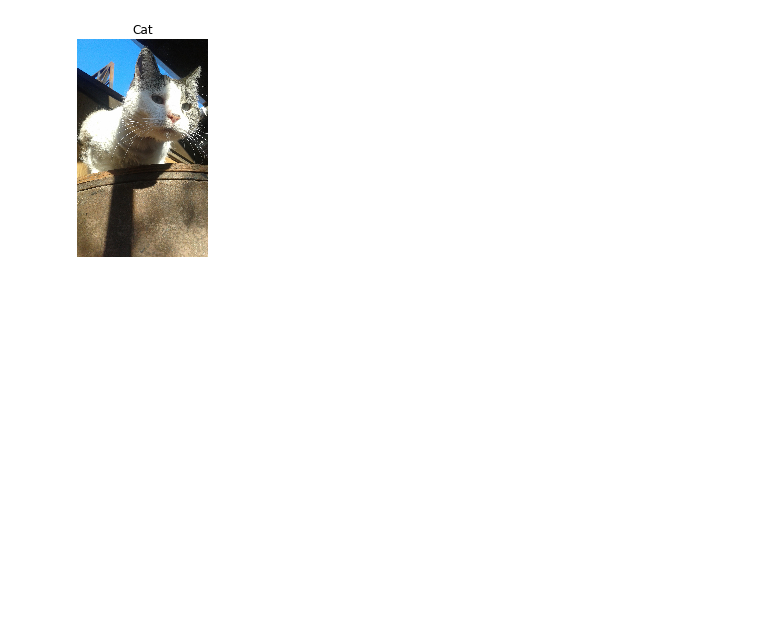
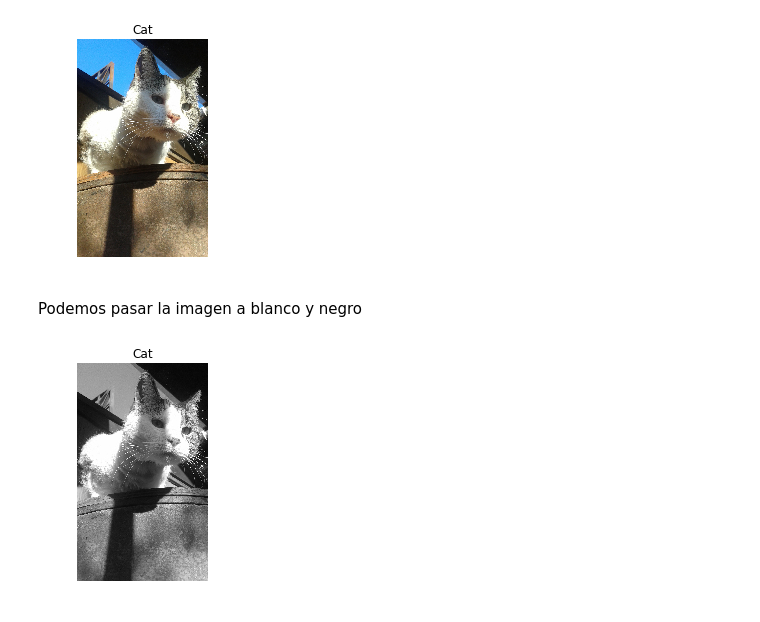
Before and after one commit to PamelaMunozCaceres/Python-Study, a Jupyter notebook: Jugando con imágenes.ipynb, the cells around one changed output. Cells and saved outputs as stored; diff of their text form; code cells hidden in the pictures; blank space fills up the shorter version.

Commit message:
RGB imagen

```diff
--- a/Jugando con imágenes.ipynb
+++ b/Jugando con imágenes.ipynb
@@ -41,3 +41,16 @@ plt.axis('off')
 plt.show()
 # %% [output]
 [figure]
+# %% [markdown]
+Podemos pasar la imagen a blanco y negro
+# %%
+from skimage import color
+gato_grayscale = color.rgb2gray(gato)
+
+# Debemos agregar el argumento cmap, de otra forma se verá como un mapa de calor
+plt.imshow(gato_grayscale, cmap="gray")
+plt.title("Cat")
+plt.axis('off')
+plt.show()
+# %% [output]
+[figure, added]
```
Also changed, not shown: parts of 6 cells of this notebook.
